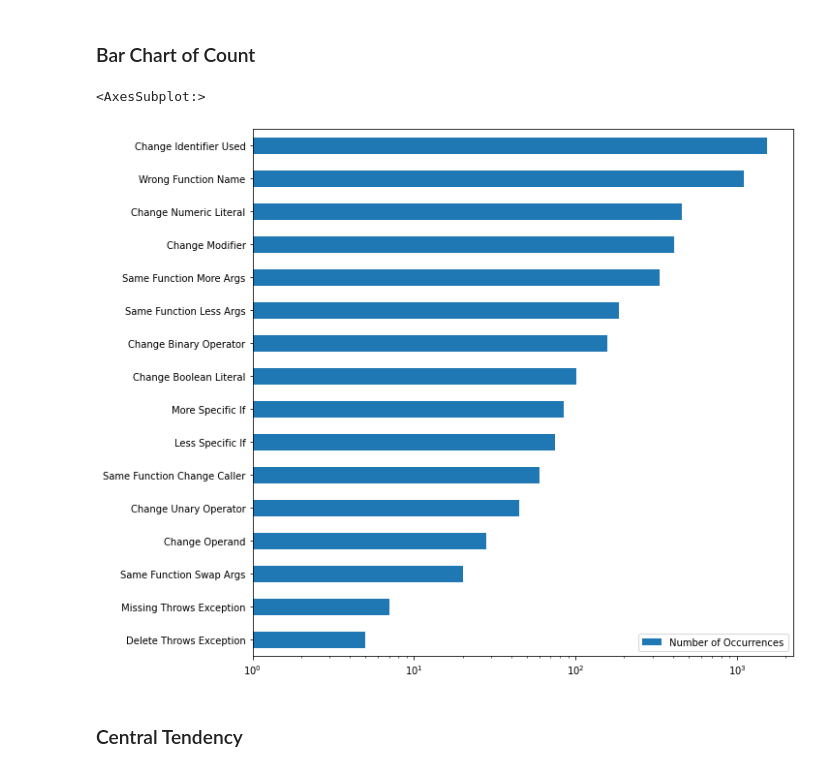
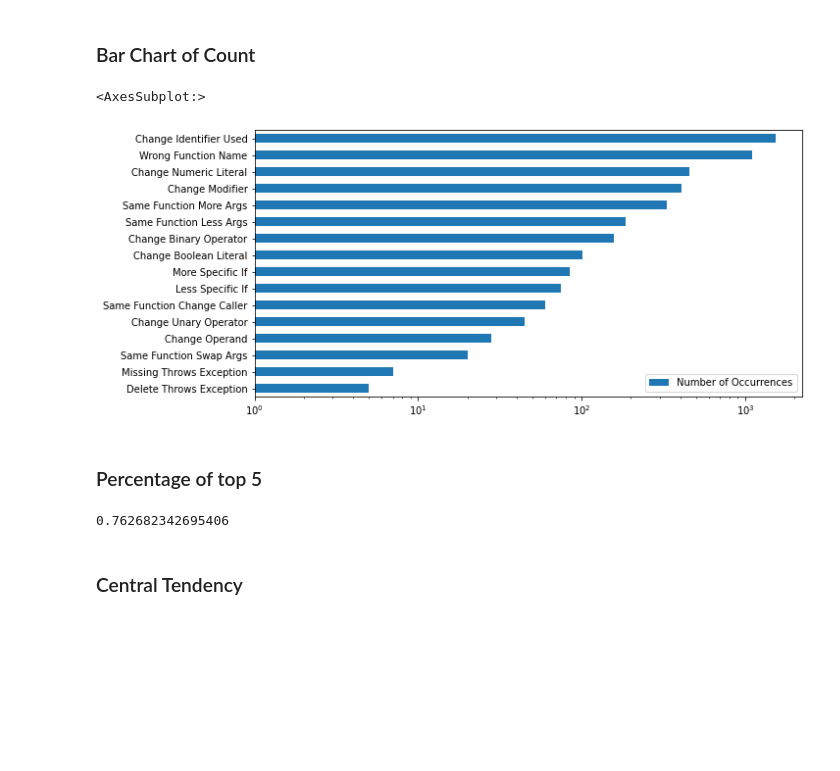
Before and after one commit to parvezmrobin/msr-2021, a Jupyter notebook: notebooks/RQ1.ipynb, the cells around one changed output. Cells and saved outputs as stored; diff of their text form; code cells hidden in the pictures; blank space fills up the shorter version.

Commit message:
updated images

```diff
--- a/notebooks/RQ1.ipynb
+++ b/notebooks/RQ1.ipynb
@@ -216,13 +216,19 @@ array([<AxesSubplot:title={'center':'Change Identifier Used'}, xlabel='Depth', y
 # %%
 fix_df['Bug Type'].value_counts().sort_values()\
     .rename('Number of Occurrences').plot.barh(
     log=True,
     legend=True,
-    figsize=(10, 10)
+    figsize=(10, 5)
 )
 # %% [output]
 <AxesSubplot:>
-[figure, old version]
+[figure, new version]
+# %% [markdown]
+### Percentage of top 5
+# %%
+len(fix_df[fix_df['Bug Type'].isin(VIP_TYPES)]) / len(fix_df)
+# %% [output]
+0.762682342695406
 # %% [markdown]
 ### Central Tendency
 # %%
```
Also changed, not shown: parts of 7 cells of this notebook, 1 other file.
